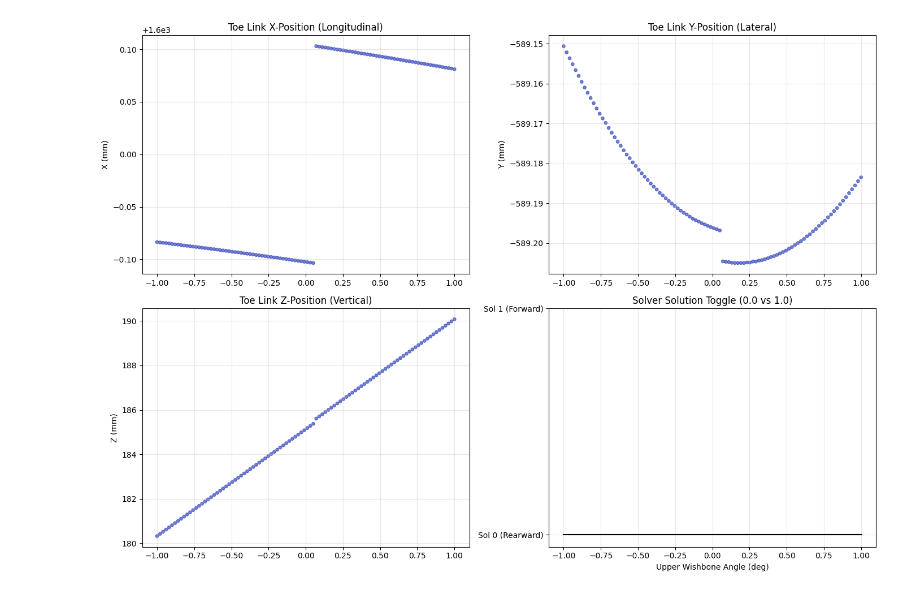
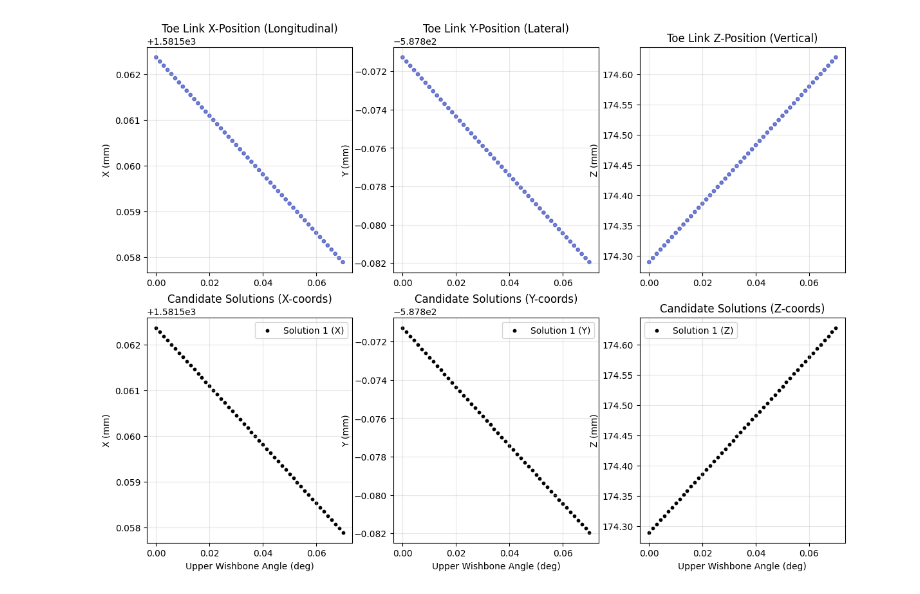
Before and after one commit to Bfoke/Sims-and-Calculators, a Jupyter notebook: Kinematics/SuspensionTest.ipynb, the cells around one changed output. Saved outputs shown, nothing was run; the diff lists cells and outputs as text; code cells hidden in the pictures.

Commit message:
fixed discont it was lbj newton raphson replaced with geometric analytical

```diff
--- a/Kinematics/SuspensionTest.ipynb
+++ b/Kinematics/SuspensionTest.ipynb
@@ -199,8 +189,5 @@ plt.show()
 # %%
-import matplotlib.pyplot as plt
-import jax.numpy as jnp
-
-def plot_upper_bj_motion(params, theta_range_deg=(-1, 1), num_points=100, fixed_steer=0.0):
+def plot_upper_bj_motion(params, theta_range_deg=(-1.0, 1.0), num_points=50, fixed_steer=0.0):
     """
     Plots X, Y, Z coordinates of the Toe Link and the Solver Solution Boolean (float version).
     """
@@ -211,6 +198,10 @@ def plot_upper_bj_motion(params, theta_range_deg=(-1, 1), num_points=100, fixed_
     theta_axis = []
     toe_x, toe_y, toe_z = [], [], []
     sol_bools = []
+    determins = []
+    tracers = []
+    sol1s = []
+    sol2s = []
 
     # 3. Run the Sweep
     for t in thetas_rad:
@@ -218,6 +209,11 @@ def plot_upper_bj_motion(params, theta_range_deg=(-1, 1), num_points=100, fixed_
         metrics = solve_and_measure_corner(t, fixed_steer, params)
 
         bj = metrics["toe_link"]
+        deters = metrics["determinant"]
+        traces = metrics["trace"]
+        sol1 = metrics['sol1']
+        sol2 = metrics['sol2']
+
         # Extract the scalar value from the JAX array/tracer
         sb = float(metrics["sol_bool"])
 
@@ -226,13 +222,18 @@ def plot_upper_bj_motion(params, theta_range_deg=(-1, 1), num_points=100, fixed_
         toe_y.append(float(bj[1]) * 1000) # mm
         toe_z.append(float(bj[2]) * 1000) # mm
         sol_bools.append(sb)
+        determins.append(deters)
+        tracers.append(traces)
+        sol1s.append(sol1)
+        sol2s.append(sol2)
 
     # 4. Plotting (2x2 Grid)
     plt.figure(figsize=(14, 10))
     x_label = "Upper Wishbone Angle (deg)"
+    print(params['tie_rod_len'])
 
     # Plot 1: X Position
-    plt.subplot(2, 2, 1)
+    plt.subplot(2, 3, 1)
     # Using scatter with 'c' color-coded by sol_bool to visualize the flip point
     plt.scatter(theta_axis, toe_x, c=sol_bools, cmap='coolwarm', s=15, alpha=0.7)
     plt.title("Toe Link X-Position (Longitudinal)")
@@ -240,33 +241,69 @@ def plot_upper_bj_motion(params, theta_range_deg=(-1, 1), num_points=100, fixed_
     plt.grid(True, alpha=0.3)
 
     # Plot 2: Y Position
-    plt.subplot(2, 2, 2)
+    plt.subplot(2, 3, 2)
     plt.scatter(theta_axis, toe_y, c=sol_bools, cmap='coolwarm', s=15, alpha=0.7)
     plt.title("Toe Link Y-Position (Lateral)")
     plt.ylabel("Y (mm)")
     plt.grid(True, alpha=0.3)
 
     # Plot 3: Z Position
-    plt.subplot(2, 2, 3)
+    plt.subplot(2, 3, 3)
     plt.scatter(theta_axis, toe_z, c=sol_bools, cmap='coolwarm', s=15, alpha=0.7)
     plt.title("Toe Link Z-Position (Vertical)")
     plt.ylabel("Z (mm)")
     plt.grid(True, alpha=0.3)
 
     # Plot 4: Solver Choice (Visualized as 0/1)
-    plt.subplot(2, 2, 4)
-    plt.step(theta_axis, sol_bools, where='mid', color='black', linewidth=1.5)
-    plt.fill_between(theta_axis, sol_bools, step="mid", alpha=0.2, color='gray')
-    plt.yticks([0, 1], ['Sol 0 (Rearward)', 'Sol 1 (Forward)'])
-    plt.title("Solver Solution Toggle (0.0 vs 1.0)")
+    # Plot 4: Comparison of both potential geometric solutions (X-coordinate)
+    plt.subplot(2, 3, 4)
+
+    # Extract the X-coordinate (index 0) for each solution in the lists
+    sol1_x = [float(s[0]) * 1000 for s in sol1s]
+    sol2_x = [float(s[0]) * 1000 for s in sol2s]
+
+    plt.scatter(theta_axis, sol1_x, color='black', s=10, label='Solution 1 (X)')
+    # plt.scatter(theta_axis, sol2_x, color='blue', s=10, marker='x', label='Solution 2 (X)')
+
+    plt.title("Candidate Solutions (X-coords)")
     plt.xlabel(x_label)
-    plt.grid(True, axis='both', alpha=0.3)
+    plt.ylabel("X (mm)")
+    plt.legend()
+    plt.grid(True, alpha=0.3)
 
-    plt.tight_layout()
-    plt.show()
+    plt.subplot(2, 3, 5)
+
+    # Extract the Y-coordinate (index 0) for each solution in the lists
+    sol1_x = [float(s[1]) * 1000 for s in sol1s]
+    sol2_x = [float(s[1]) * 1000 for s in sol2s]
+
+    plt.scatter(theta_axis, sol1_x, color='black', s=10, label='Solution 1 (Y)')
+    # plt.scatter(theta_axis, sol2_x, color='blue', s=10, marker='x', label='Solution 2 (Y)')
+
+    plt.title("Candidate Solutions (Y-coords)")
+    plt.xlabel(x_label)
+    plt.ylabel("Y (mm)")
+    plt.legend()
+    plt.grid(True, alpha=0.3)
+
+    plt.subplot(2, 3, 6)
+
+    # Extract the Z-coordinate (index 0) for each solution in the lists
+    sol1_x = [float(s[2]) * 1000 for s in sol1s]
+    sol2_x = [float(s[2]) * 1000 for s in sol2s]
+
+    plt.scatter(theta_axis, sol1_x, color='black', s=10, label='Solution 1 (Z)')
+    # plt.scatter(theta_axis, sol2_x, color='blue', s=10, marker='x', label='Solution 2 (Z)')
+
+    plt.title("Candidate Solutions (Z-coords)")
+    plt.xlabel(x_label)
+    plt.ylabel("Z (mm)")
+    plt.legend()
+    plt.grid(True, alpha=0.3)
 
 # Example Usage:
 corner_name = "front_right"
 params = load_suspension_params("hardpoints.yaml", corner_name)
-plot_upper_bj_motion(params, theta_range_deg=(-1, 1))
+# params['tie_rod_len'] = params['tie_rod_len'] * 1.05
+plot_upper_bj_motion(params, theta_range_deg=(0.0, 0.07))
 # %% [output]
@@ -273,2 +311,2 @@ plot_upper_bj_motion(params, theta_range_deg=(-1, 1))
-[figure, old version]
+[figure, new version]
 # %%
```
Also changed, not shown: parts of 9 cells of this notebook, 2 other files.
